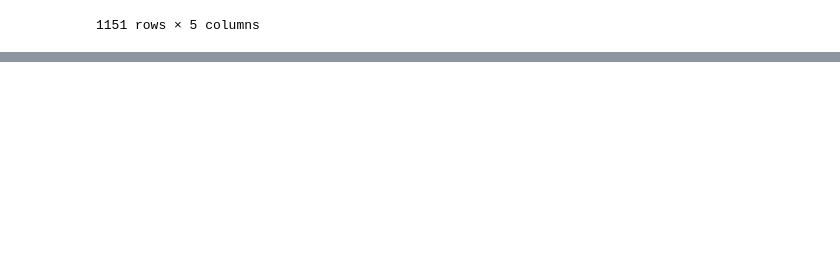
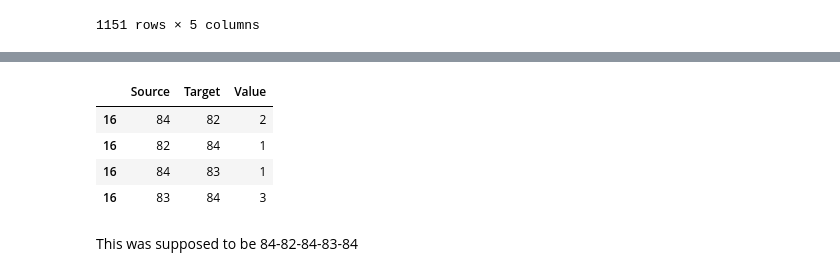
Before and after one commit to riyaeliza123/PIT-detection-patterns, a Jupyter notebook: pit_profiles.ipynb, the cells around one changed output, grey strips where cells are left out. Drawn from its saved outputs; the diff is of its cells as text; code cells hidden in the pictures; blank space fills up the shorter version.

```diff
--- a/pit_profiles.ipynb
+++ b/pit_profiles.ipynb
@@ -148,0 +253,20 @@ unusual.to_csv("data/unusual movements.csv", index=False)
+# %%
+# convert into sankey diagram format
+source = sankey['loc_code'][0:len(sankey['loc_code'])-1]
+target = sankey['loc_code'][1:len(sankey['loc_code'])]
+value = sankey['number_of_detections'][0:len(sankey['loc_code'])-1] #change this to time between detections
+
+sankey_df = {
+    'Source' : source,
+    'Target' : target,
+    'Value' : value
+}
+
+sankey_df = pd.DataFrame(sankey_df)
+sankey_df
+# %% [output]
+|  | Source | Target | Value |
+| 16 | 84 | 82 | 2 |
+| 16 | 82 | 84 | 1 |
+| 16 | 84 | 83 | 1 |
+| 16 | 83 | 84 | 3 |
@@ -148,0 +308,2 @@ unusual.to_csv("data/unusual movements.csv", index=False)
+# %% [markdown]
+This was supposed to be 84-82-84-83-84
```
Also changed, not shown: parts of 12 cells of this notebook, 1 other file.
